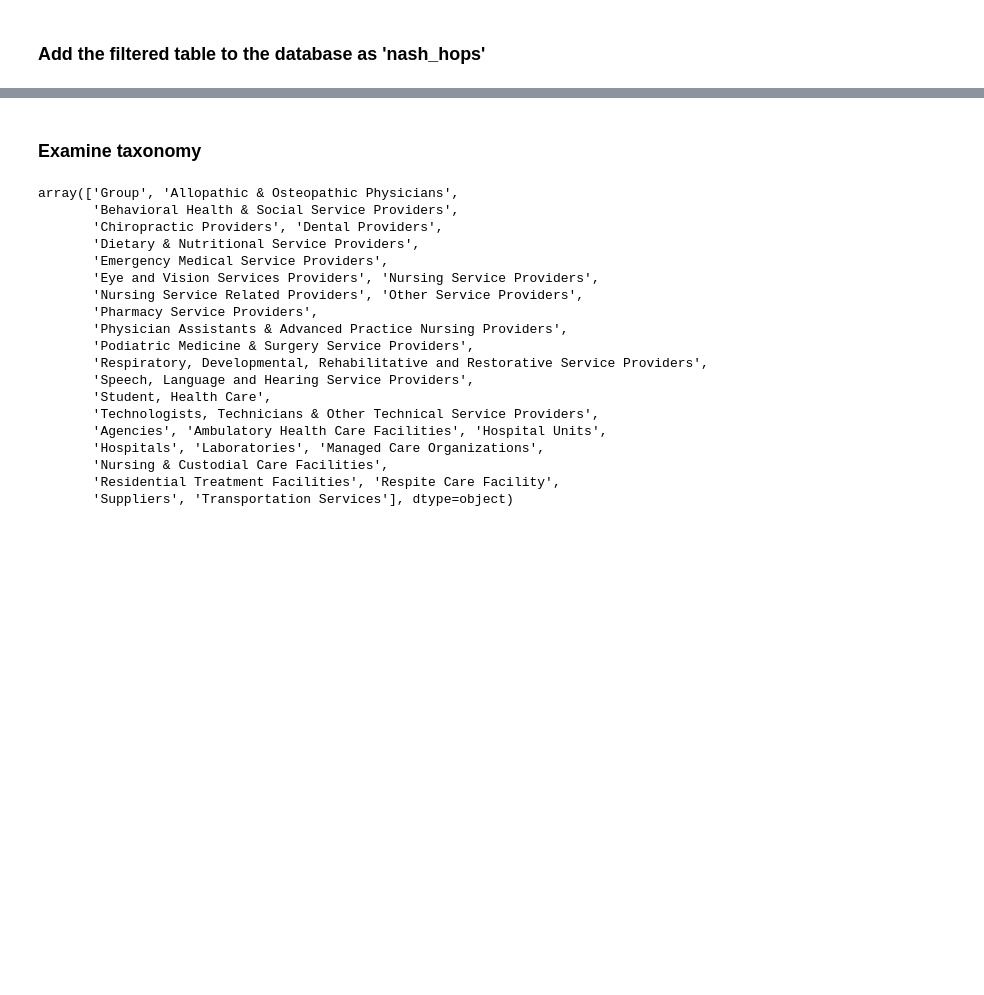
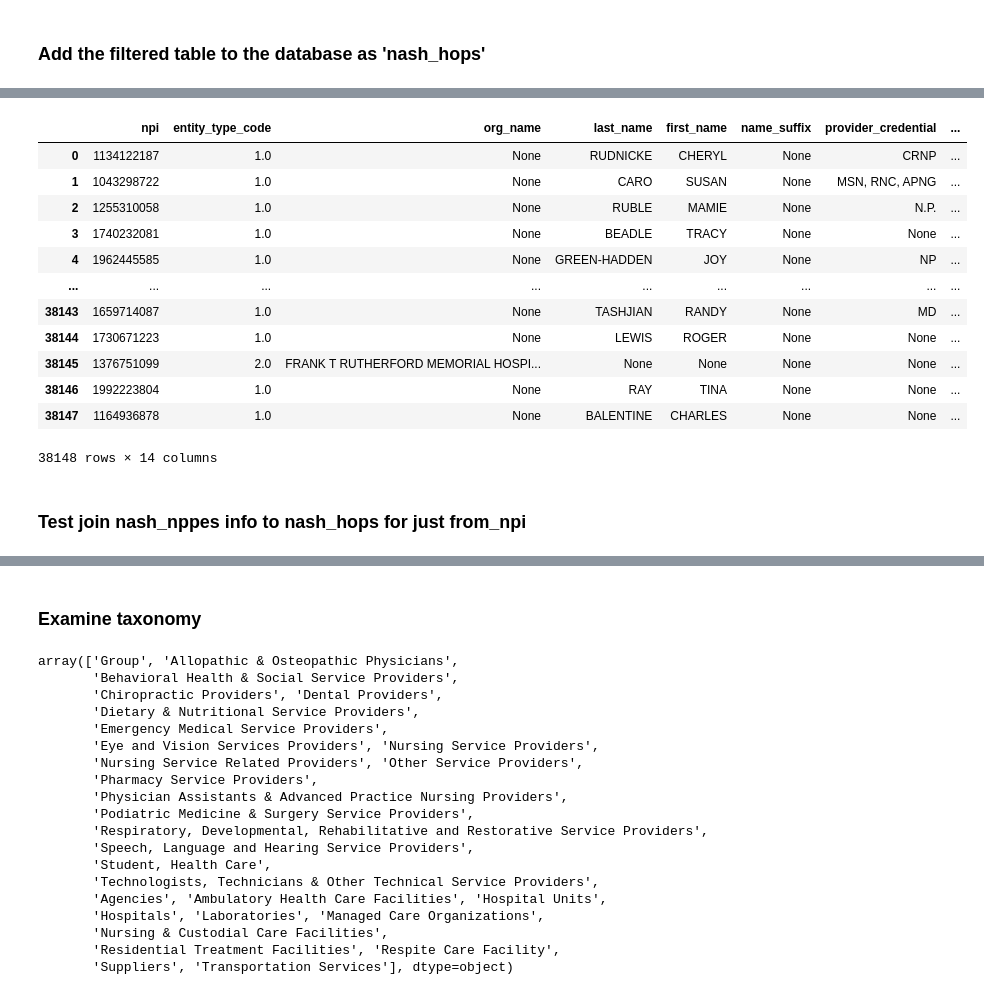
Before and after one commit to nss-data-science-cohort-4/hcbb_hop_team-aac_dog_moms, a Jupyter notebook: notebooks/ce_join_hops_nppes.ipynb, the cells around one changed output, grey strips where cells are left out. Cells and saved outputs as stored; diff of their text form; code cells hidden in the pictures; blank space fills up the shorter version.

```diff
--- a/notebooks/ce_join_hops_nppes.ipynb
+++ b/notebooks/ce_join_hops_nppes.ipynb
@@ -125,0 +202,28 @@ db.close() #close connection
+# %%
+db = sqlite3.connect('../data/nppes_lite.sqlite') #reopen the connection
+
+query = """
+    SELECT *
+    FROM nash_nppes
+"""
+
+test = pd.read_sql(query,db)
+
+db.close()
+test
+# %% [output]
+|  | npi | entity_type_code | org_name | last_name | first_name | name_suffix | provider_credential | ... |
+| 0 | 1134122187 | 1.0 | None | RUDNICKE | CHERYL | None | CRNP | ... |
+| 1 | 1043298722 | 1.0 | None | CARO | SUSAN | None | MSN, RNC, APNG | ... |
+| 2 | 1255310058 | 1.0 | None | RUBLE | MAMIE | None | N.P. | ... |
+| 3 | 1740232081 | 1.0 | None | BEADLE | TRACY | None | None | ... |
+| 4 | 1962445585 | 1.0 | None | GREEN-HADDEN | JOY | None | NP | ... |
+| ... | ... | ... | ... | ... | ... | ... | ... | ... |
+| 38143 | 1659714087 | 1.0 | None | TASHJIAN | RANDY | None | MD | ... |
+| 38144 | 1730671223 | 1.0 | None | LEWIS | ROGER | None | None | ... |
+| 38145 | 1376751099 | 2.0 | FRANK T RUTHERFORD MEMORIAL HOSPI... | None | None | None | None | ... |
+| 38146 | 1992223804 | 1.0 | None | RAY | TINA | None | None | ... |
+| 38147 | 1164936878 | 1.0 | None | BALENTINE | CHARLES | None | None | ... |
+38148 rows × 14 columns
+# %% [markdown]
+### Test join nash_nppes info to nash_hops for just from_npi
```
Also changed, not shown: parts of 13 cells of this notebook.
